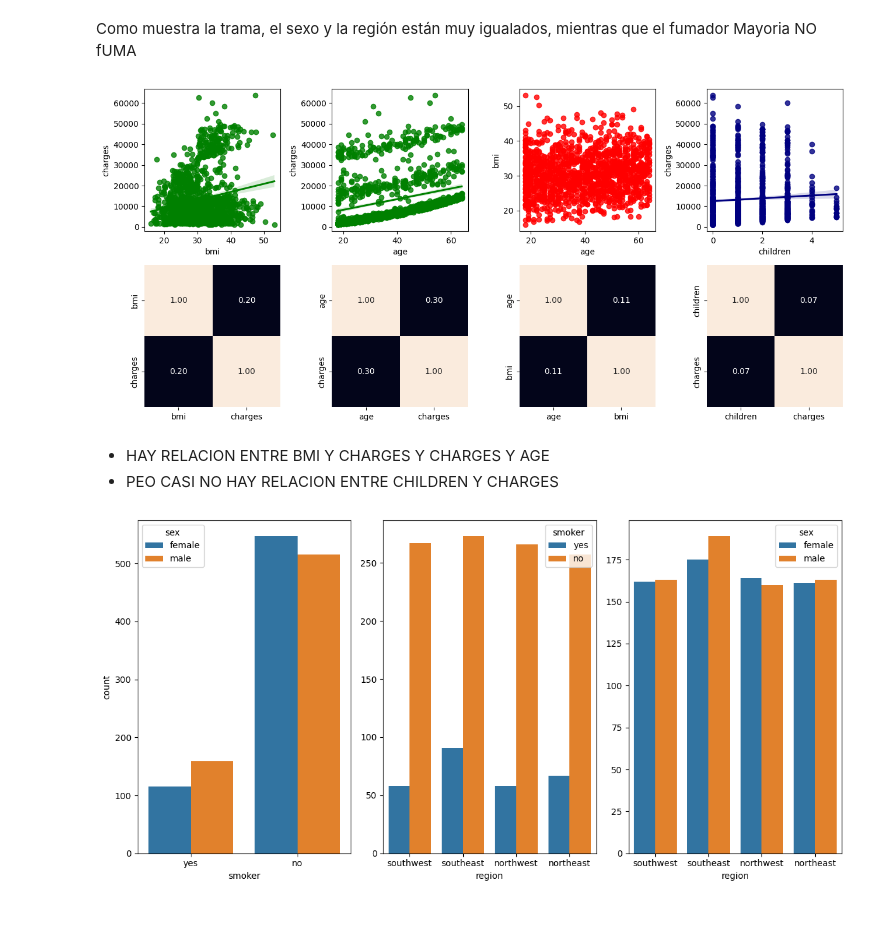
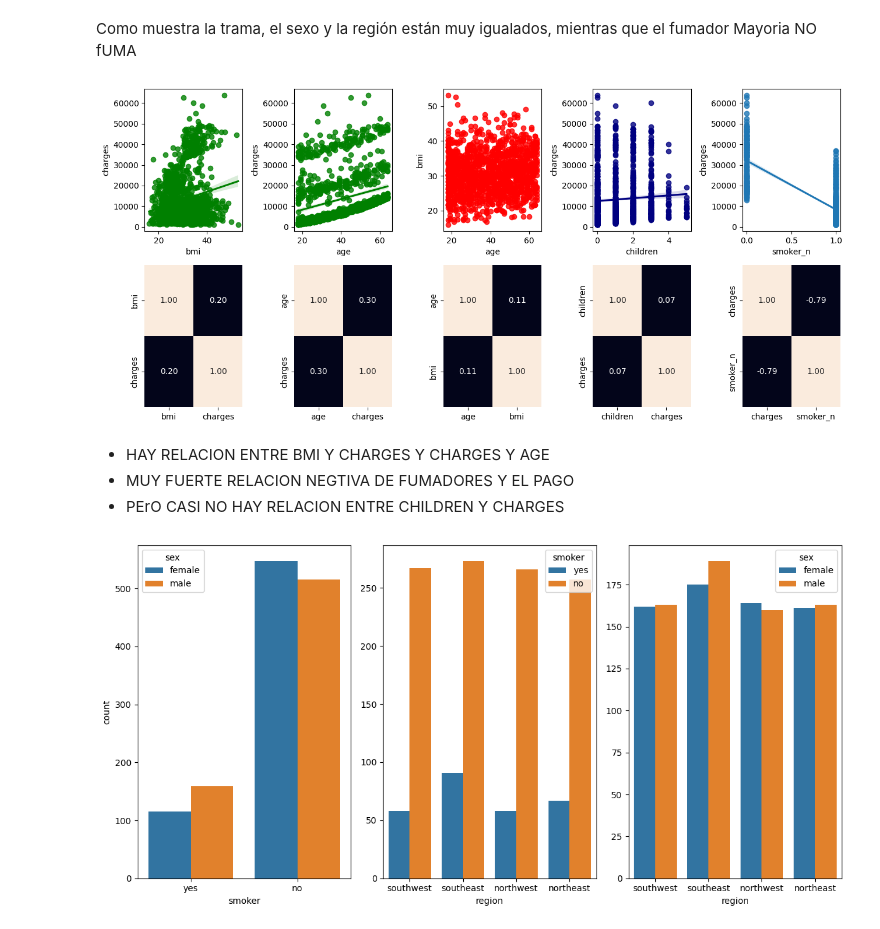
Before and after one commit to 4GeeksAcademy/Olga_K_lineal-regression, a Jupyter notebook: src/explore.ipynb, the cells around one changed output. Drawn from its saved outputs; the diff is of its cells as text; code cells hidden in the pictures.

```diff
--- a/src/explore.ipynb
+++ b/src/explore.ipynb
@@ -208,30 +208,35 @@ sns.histplot(ax = axis[2], data = total_data_sinduplicados, y = "region", color=
 Como muestra la trama, el sexo y la región están muy igualados, mientras que el fumador Mayoria NO fUMA
 # %%
 #Numeric-numeric
-fig, axis = plt.subplots(2, 4, figsize = (13, 6))
+fig, axis = plt.subplots(2, 5, figsize = (13, 6))
 
 
 
 sns.regplot(ax = axis[0, 0], data = total_data_sinduplicados , x = "bmi", y = "charges", color='green')
 sns.heatmap(total_data_sinduplicados[["bmi", "charges"]].corr(), annot = True, fmt = ".2f", ax = axis[1, 0], cbar = False)
 
 sns.regplot(ax = axis[0, 1], data = total_data_sinduplicados , x = "age", y = "charges" ,color='green' )
 sns.heatmap(total_data_sinduplicados[["age", "charges"]].corr(), annot = True, fmt = ".2f", ax = axis[1, 1], cbar = False)
 
 sns.regplot(ax = axis[0, 2], data = total_data_sinduplicados , x = "age", y = "bmi",color='red')
 sns.heatmap(total_data_sinduplicados[["age", "bmi"]].corr(), annot = True, fmt = ".2f", ax = axis[1, 2], cbar = False)
 
 sns.regplot(ax = axis[0, 3], data = total_data_sinduplicados , x = "children", y = "charges", color='navy')
 sns.heatmap(total_data_sinduplicados[["children", "charges"]].corr(), annot = True, fmt = ".2f", ax = axis[1, 3], cbar = False)
 
+sns.regplot(data = total_data_sinduplicados, x = "smoker_n", y = "charges", ax = axis[0, 4])
+sns.heatmap(total_data_sinduplicados[["charges", "smoker_n"]].corr(), annot = True, fmt = ".2f", ax = axis[1, 4], cbar = False)
+
+
 
 plt.tight_layout()
 plt.show()
 # %% [output]
-[figure, old version]
+[figure, new version]
 # %% [markdown]
 - HAY RELACION ENTRE BMI Y CHARGES Y CHARGES Y AGE
-- PEO CASI NO HAY RELACION ENTRE CHILDREN Y CHARGES
+- MUY FUERTE RELACION NEGTIVA DE FUMADORES Y EL PAGO
+- PErO CASI NO HAY RELACION ENTRE CHILDREN Y CHARGES
 # %%
 #Categorical-categorical
 fig, axis = plt.subplots(1, 3, figsize = (12, 6))
```
Also changed, not shown: parts of 2 cells of this notebook.
